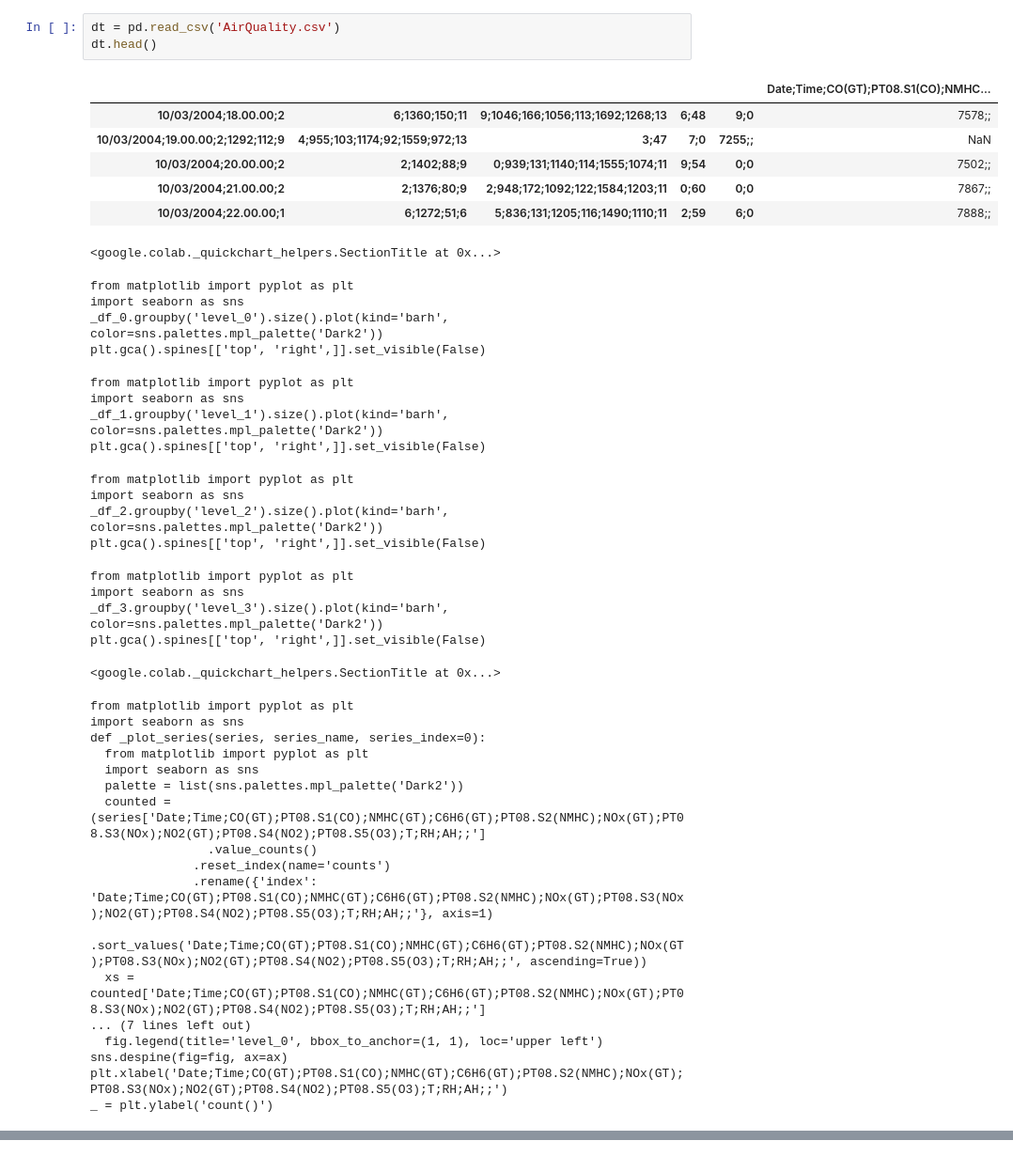
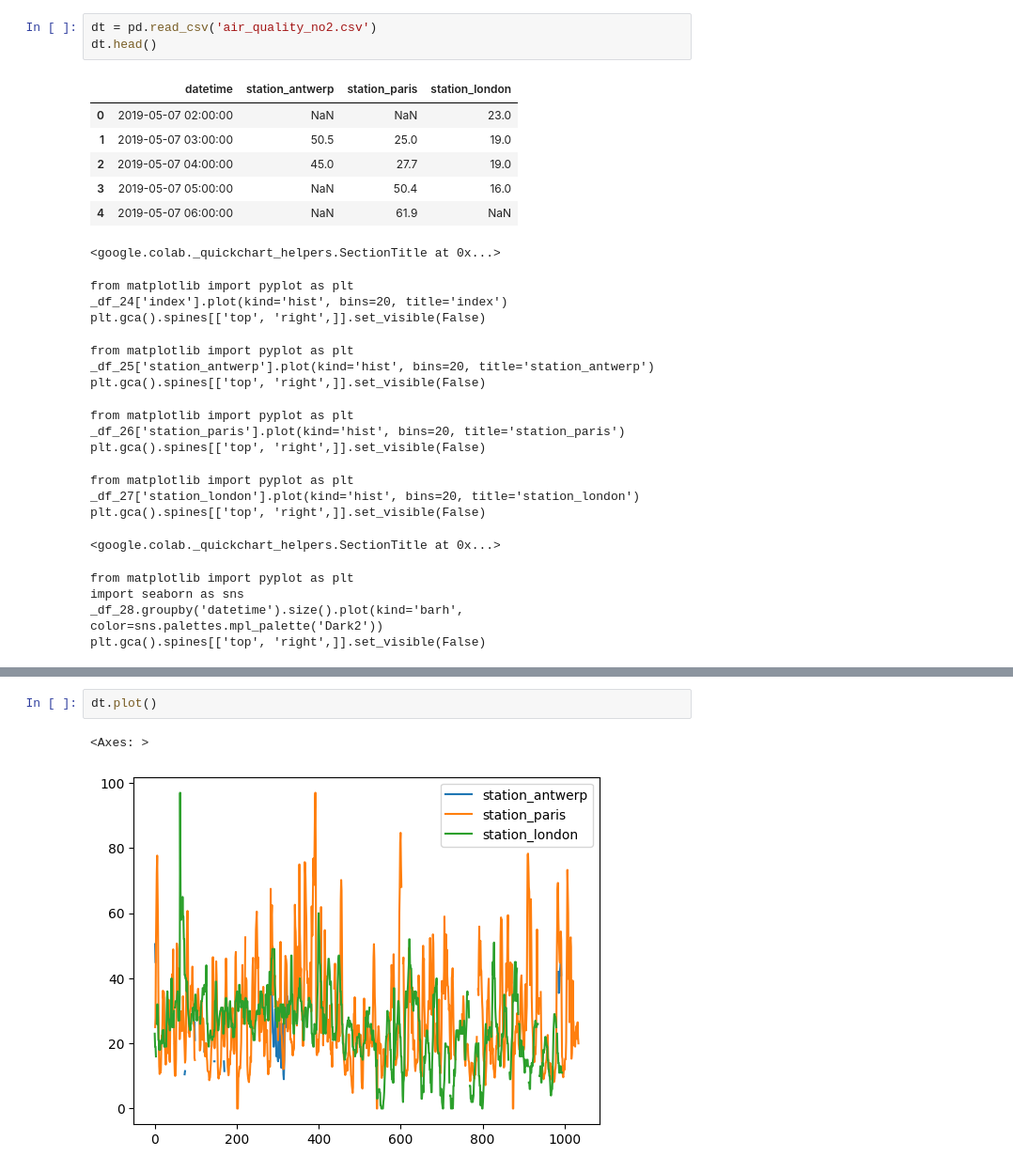
Before and after one commit to mngugi/Work_Book_Projects, a Jupyter notebook: Air_Quality.ipynb, the cells around one changed output, grey strips where cells are left out. Shown at 94% size. Cells and saved outputs as stored; diff of their text form.

```diff
--- a/Air_Quality.ipynb
+++ b/Air_Quality.ipynb
@@ -15,45 +15,28 @@ Saving AirQuality.csv to AirQuality (1).csv
 # %%
-dt = pd.read_csv('AirQuality.csv')
+dt = pd.read_csv('air_quality_no2.csv')
 dt.head()
 # %% [output]
-|  |  |  |  |  | Date;Time;CO(GT);PT08.S1(CO);NMHC... |
-| 10/03/2004;18.00.00;2 | 6;1360;150;11 | 9;1046;166;1056;113;1692;1268;13 | 6;48 | 9;0 | 7578;; |
-| 10/03/2004;19.00.00;2;1292;112;9 | 4;955;103;1174;92;1559;972;13 | 3;47 | 7;0 | 7255;; | NaN |
-| 10/03/2004;20.00.00;2 | 2;1402;88;9 | 0;939;131;1140;114;1555;1074;11 | 9;54 | 0;0 | 7502;; |
-| 10/03/2004;21.00.00;2 | 2;1376;80;9 | 2;948;172;1092;122;1584;1203;11 | 0;60 | 0;0 | 7867;; |
-| 10/03/2004;22.00.00;1 | 6;1272;51;6 | 5;836;131;1205;116;1490;1110;11 | 2;59 | 6;0 | 7888;; |
+|  | datetime | station_antwerp | station_paris | station_london |
+| 0 | 2019-05-07 02:00:00 | NaN | NaN | 23.0 |
+| 1 | 2019-05-07 03:00:00 | 50.5 | 25.0 | 19.0 |
+| 2 | 2019-05-07 04:00:00 | 45.0 | 27.7 | 19.0 |
+| 3 | 2019-05-07 05:00:00 | NaN | 50.4 | 16.0 |
+| 4 | 2019-05-07 06:00:00 | NaN | 61.9 | NaN |
 <google.colab._quickchart_helpers.SectionTitle at 0x...>
 from matplotlib import pyplot as plt
-import seaborn as sns
-_df_0.groupby('level_0').size().plot(kind='barh', color=sns.palettes.mpl_palette('Dark2'))
+_df_24['index'].plot(kind='hist', bins=20, title='index')
 plt.gca().spines[['top', 'right',]].set_visible(False)
 from matplotlib import pyplot as plt
-import seaborn as sns
-_df_1.groupby('level_1').size().plot(kind='barh', color=sns.palettes.mpl_palette('Dark2'))
+_df_25['station_antwerp'].plot(kind='hist', bins=20, title='station_antwerp')
 plt.gca().spines[['top', 'right',]].set_visible(False)
 from matplotlib import pyplot as plt
-import seaborn as sns
-_df_2.groupby('level_2').size().plot(kind='barh', color=sns.palettes.mpl_palette('Dark2'))
+_df_26['station_paris'].plot(kind='hist', bins=20, title='station_paris')
 plt.gca().spines[['top', 'right',]].set_visible(False)
 from matplotlib import pyplot as plt
-import seaborn as sns
-_df_3.groupby('level_3').size().plot(kind='barh', color=sns.palettes.mpl_palette('Dark2'))
+_df_27['station_london'].plot(kind='hist', bins=20, title='station_london')
 plt.gca().spines[['top', 'right',]].set_visible(False)
 <google.colab._quickchart_helpers.SectionTitle at 0x...>
 from matplotlib import pyplot as plt
 import seaborn as sns
-def _plot_series(series, series_name, series_index=0):
-  from matplotlib import pyplot as plt
-  import seaborn as sns
-  palette = list(sns.palettes.mpl_palette('Dark2'))
-  counted = (series['Date;Time;CO(GT);PT08.S1(CO);NMHC(GT);C6H6(GT);PT08.S2(NMHC);NOx(GT);PT08.S3(NOx);NO2(GT);PT08.S4(NO2);PT08.S5(O3);T;RH;AH;;']
-                .value_counts()
-              .reset_index(name='counts')
-              .rename({'index': 'Date;Time;CO(GT);PT08.S1(CO);NMHC(GT);C6H6(GT);PT08.S2(NMHC);NOx(GT);PT08.S3(NOx);NO2(GT);PT08.S4(NO2);PT08.S5(O3);T;RH;AH;;'}, axis=1)
-              .sort_values('Date;Time;CO(GT);PT08.S1(CO);NMHC(GT);C6H6(GT);PT08.S2(NMHC);NOx(GT);PT08.S3(NOx);NO2(GT);PT08.S4(NO2);PT08.S5(O3);T;RH;AH;;', ascending=True))
-  xs = counted['Date;Time;CO(GT);PT08.S1(CO);NMHC(GT);C6H6(GT);PT08.S2(NMHC);NOx(GT);PT08.S3(NOx);NO2(GT);PT08.S4(NO2);PT08.S5(O3);T;RH;AH;;']
-... (7 lines left out)
-  fig.legend(title='level_0', bbox_to_anchor=(1, 1), loc='upper left')
-sns.despine(fig=fig, ax=ax)
-plt.xlabel('Date;Time;CO(GT);PT08.S1(CO);NMHC(GT);C6H6(GT);PT08.S2(NMHC);NOx(GT);PT08.S3(NOx);NO2(GT);PT08.S4(NO2);PT08.S5(O3);T;RH;AH;;')
-_ = plt.ylabel('count()')
+_df_28.groupby('datetime').size().plot(kind='barh', color=sns.palettes.mpl_palette('Dark2'))
+plt.gca().spines[['top', 'right',]].set_visible(False)
@@ -112,0 +54,5 @@ _ = plt.ylabel('count()')
+# %%
+dt.plot()
+# %% [output]
+<Axes: >
+[figure, added]
```
Also changed, not shown: parts of 2 cells of this notebook.
